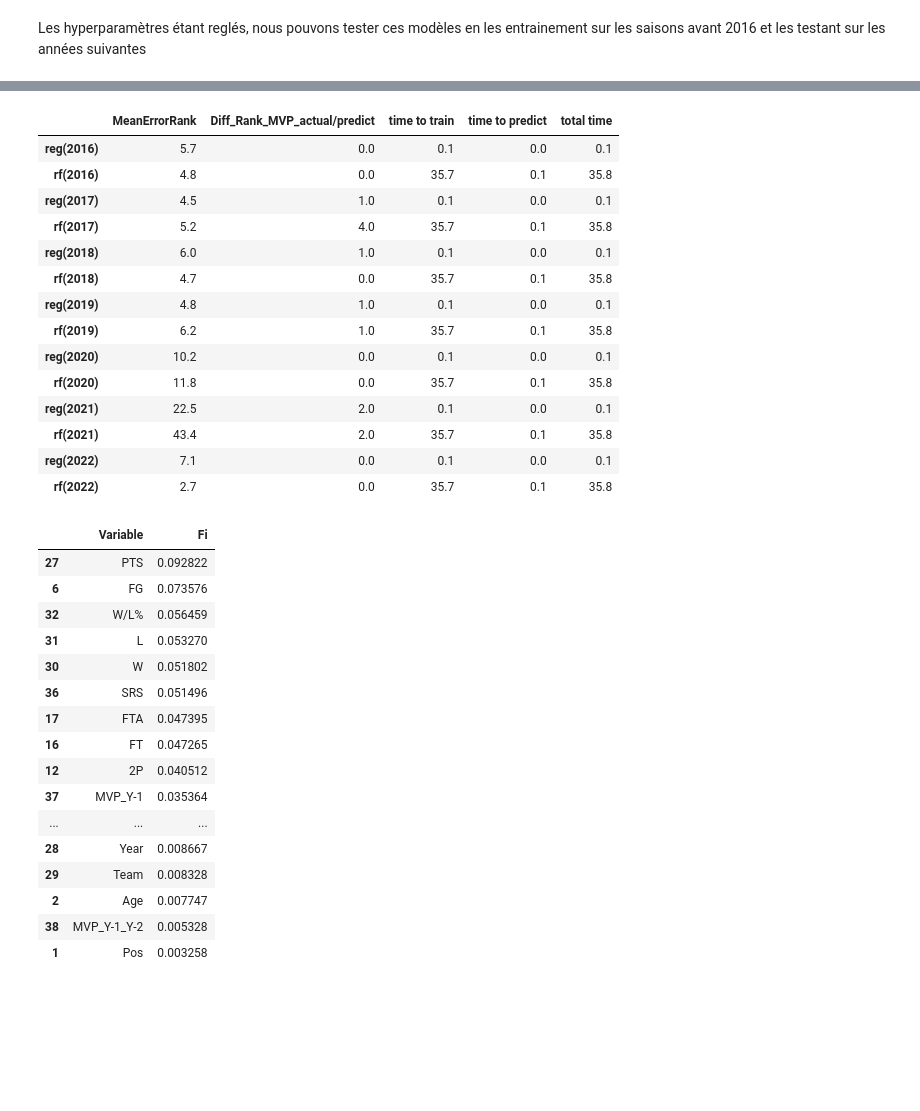
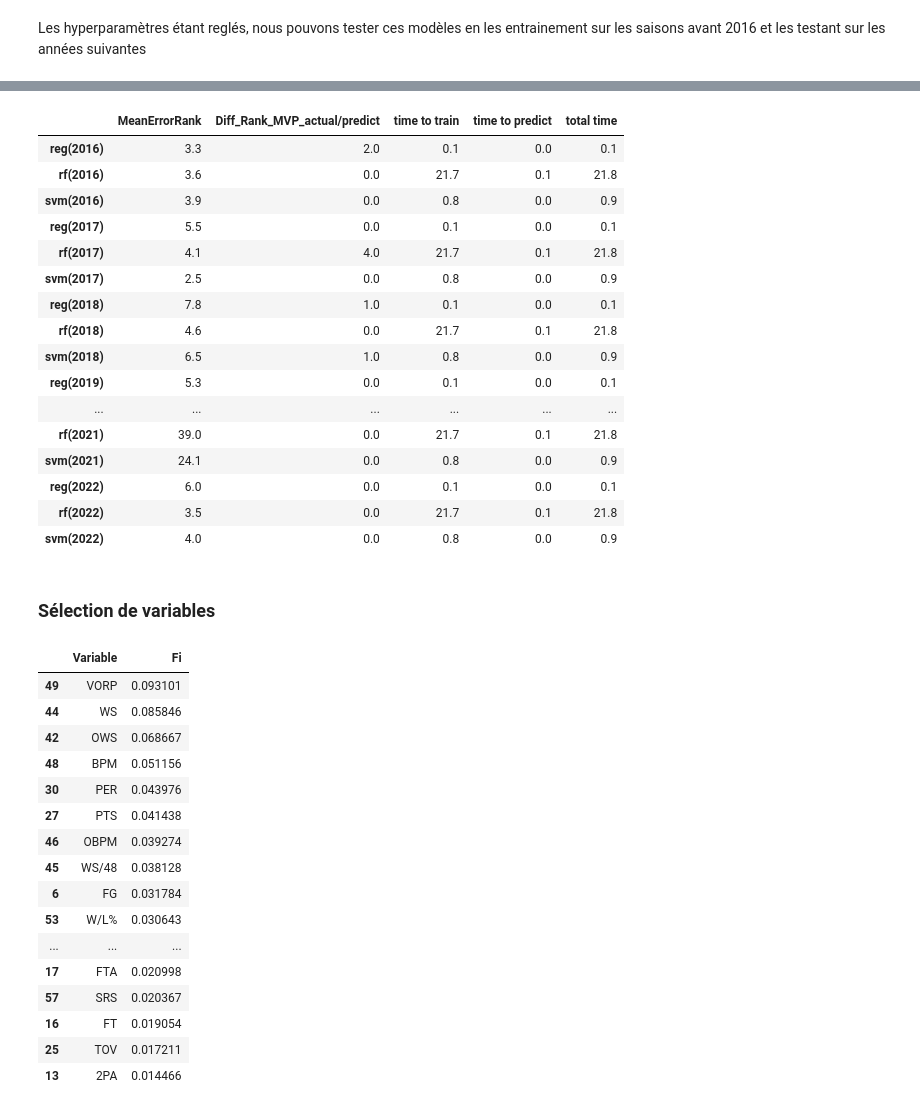
Before and after one commit to MartinErwan/ML_NBA_MVP_Prediction, a Jupyter notebook: PFE_Prediction.ipynb, the cells around one changed output, grey strips where cells are left out. Drawn from its saved outputs; the diff is of its cells as text; code cells hidden in the pictures; blank space fills up the shorter version.

```diff
--- a/PFE_Prediction.ipynb
+++ b/PFE_Prediction.ipynb
@@ -374,5 +276,0 @@ On drop la colonne Share pour éviter le doublon après la jointure avec le DF_p
-# %%
-DF_reel.drop(columns = ["Share"], inplace = True)
-# %%
-DF_pred = pd.concat([DF_pred,test[y_column]],axis = 1,join="inner")
-DF_pred
@@ -507,7 +365,8 @@ def prediction(DF,models,n = 8,selected_features = DF.drop('Share', axis=1).colu
 
             #Création du Dataframe comportant le classement réel et le classement prédit
             DF_year = pred_to_df(Y_preds_MVP,test,y_column,models)
-            print(DF_year.head(10))
+            if year != 2023:
+                print(DF_year.head(10))
             #Calcul de l'erreur de prédiction
             for i in range(len(models)):
                 #Time
@@ -520,9 +379,7 @@ def prediction(DF,models,n = 8,selected_features = DF.drop('Share', axis=1).colu
 
                 model_performance.loc['{}({})'.format(model,year)] = [year_error,diff_top1,train_time,predict_time,total_time]
                 print("Année TEST : {}".format(year)+" Modèle : {}".format(model)+" ERROR RANK: {}\n".format(year_error))
-                global_error = global_error + year_error
 
-        print("ERREUR GLOBALE MOYENNE pour le Modèle {}: {}".format(model,global_error/n))
         return(models,DF_year,model_performance)
 
     else:
@@ -537,7 +394,8 @@ def prediction(DF,models,n = 8,selected_features = DF.drop('Share', axis=1).colu
             Y_preds_MVP.append(model.predict(test[x_columns]))
         DF_year = pred_to_df(Y_preds_MVP,test,y_column,models)
         year_error = error_rank_mvp(DF_year,list(models.keys())[0])[0]
-        print(DF_year.head(10))
+        if year != 2023:
+            print(DF_year.head(10))
         print("Année TEST : {}".format(year)+" ERROR RANK: {}\n".format(year_error))
         return(models,year_error,DF_year,model_performance)
 # %% [markdown]
@@ -602,7 +472,7 @@ bp_rf = best_param(rf,para_grids_randomForest,2022)
 # %% [markdown]
 Les hyperparamètres étant reglés, nous pouvons tester ces modèles en les entrainement sur les saisons avant 2016 et les testant sur les années suivantes
 # %%
-d = {"reg" : LinearRegression(),"rf" : RandomForestRegressor(max_features = 'log2', n_estimators = 500)}
+d = {"reg" : LinearRegression(),"rf" : RandomForestRegressor(max_features = 'log2', n_estimators = 500),"svm" : SVR(C = 10, gamma= 'scale', kernel= 'rbf')}
 models,DF_year,model_performance = prediction(DF,d)
 # %% [output]
                   Player  Pred_Share_reg  Rank_pred_reg  Pred_Share_rf  \
@@ -643,48 +515,51 @@ model_performance
 # %%
-model_performance.fillna(.90,inplace=True)
 model_performance.style.background_gradient(cmap='coolwarm').format({'MeanErrorRank': '{:.1f}',
                                                                      'Diff_Rank_MVP_actual/predict': '{:.1f}',
                                                                      'time to train':'{:.1f}',
                                                                      'time to predict':'{:.1f}',
                                                                      'total time':'{:.1f}',
                                                                      })
 # %% [output]
 |  | MeanErrorRank | Diff_Rank_MVP_actual/predict | time to train | time to predict | total time |
-| reg(2016) | 5.7 | 0.0 | 0.1 | 0.0 | 0.1 |
-| rf(2016) | 4.8 | 0.0 | 35.7 | 0.1 | 35.8 |
-| reg(2017) | 4.5 | 1.0 | 0.1 | 0.0 | 0.1 |
-| rf(2017) | 5.2 | 4.0 | 35.7 | 0.1 | 35.8 |
-| reg(2018) | 6.0 | 1.0 | 0.1 | 0.0 | 0.1 |
-| rf(2018) | 4.7 | 0.0 | 35.7 | 0.1 | 35.8 |
-| reg(2019) | 4.8 | 1.0 | 0.1 | 0.0 | 0.1 |
-| rf(2019) | 6.2 | 1.0 | 35.7 | 0.1 | 35.8 |
-| reg(2020) | 10.2 | 0.0 | 0.1 | 0.0 | 0.1 |
-| rf(2020) | 11.8 | 0.0 | 35.7 | 0.1 | 35.8 |
-| reg(2021) | 22.5 | 2.0 | 0.1 | 0.0 | 0.1 |
-| rf(2021) | 43.4 | 2.0 | 35.7 | 0.1 | 35.8 |
-| reg(2022) | 7.1 | 0.0 | 0.1 | 0.0 | 0.1 |
-| rf(2022) | 2.7 | 0.0 | 35.7 | 0.1 | 35.8 |
+| reg(2016) | 3.3 | 2.0 | 0.1 | 0.0 | 0.1 |
+| rf(2016) | 3.6 | 0.0 | 21.7 | 0.1 | 21.8 |
+| svm(2016) | 3.9 | 0.0 | 0.8 | 0.0 | 0.9 |
+| reg(2017) | 5.5 | 0.0 | 0.1 | 0.0 | 0.1 |
+| rf(2017) | 4.1 | 4.0 | 21.7 | 0.1 | 21.8 |
+| svm(2017) | 2.5 | 0.0 | 0.8 | 0.0 | 0.9 |
+| reg(2018) | 7.8 | 1.0 | 0.1 | 0.0 | 0.1 |
+| rf(2018) | 4.6 | 0.0 | 21.7 | 0.1 | 21.8 |
+| svm(2018) | 6.5 | 1.0 | 0.8 | 0.0 | 0.9 |
+| reg(2019) | 5.3 | 0.0 | 0.1 | 0.0 | 0.1 |
+| ... | ... | ... | ... | ... | ... |
+| rf(2021) | 39.0 | 0.0 | 21.7 | 0.1 | 21.8 |
+| svm(2021) | 24.1 | 0.0 | 0.8 | 0.0 | 0.9 |
+| reg(2022) | 6.0 | 0.0 | 0.1 | 0.0 | 0.1 |
+| rf(2022) | 3.5 | 0.0 | 21.7 | 0.1 | 21.8 |
+| svm(2022) | 4.0 | 0.0 | 0.8 | 0.0 | 0.9 |
+# %% [markdown]
+### Sélection de variables
 # %%
 
 x_columns =  DF.drop('Share', axis=1).columns
 Fi = pd.DataFrame({'Variable' : x_columns,'Fi':models["rf"].feature_importances_})
 Fi.sort_values(['Fi'],ascending = False,inplace = True)
-Fi
+Fi.head(20)
 # %% [output]
 |  | Variable | Fi |
-| 27 | PTS | 0.092822 |
-| 6 | FG | 0.073576 |
-| 32 | W/L% | 0.056459 |
-| 31 | L | 0.053270 |
-| 30 | W | 0.051802 |
-| 36 | SRS | 0.051496 |
-| 17 | FTA | 0.047395 |
-| 16 | FT | 0.047265 |
-| 12 | 2P | 0.040512 |
-| 37 | MVP_Y-1 | 0.035364 |
+| 49 | VORP | 0.093101 |
+| 44 | WS | 0.085846 |
+| 42 | OWS | 0.068667 |
+| 48 | BPM | 0.051156 |
+| 30 | PER | 0.043976 |
+| 27 | PTS | 0.041438 |
+| 46 | OBPM | 0.039274 |
+| 45 | WS/48 | 0.038128 |
+| 6 | FG | 0.031784 |
+| 53 | W/L% | 0.030643 |
 | ... | ... | ... |
-| 28 | Year | 0.008667 |
-| 29 | Team | 0.008328 |
-| 2 | Age | 0.007747 |
-| 38 | MVP_Y-1_Y-2 | 0.005328 |
-| 1 | Pos | 0.003258 |
+| 17 | FTA | 0.020998 |
+| 57 | SRS | 0.020367 |
+| 16 | FT | 0.019054 |
+| 25 | TOV | 0.017211 |
+| 13 | 2PA | 0.014466 |
```
Also changed, not shown: parts of 75 cells of this notebook, 55 other files.
